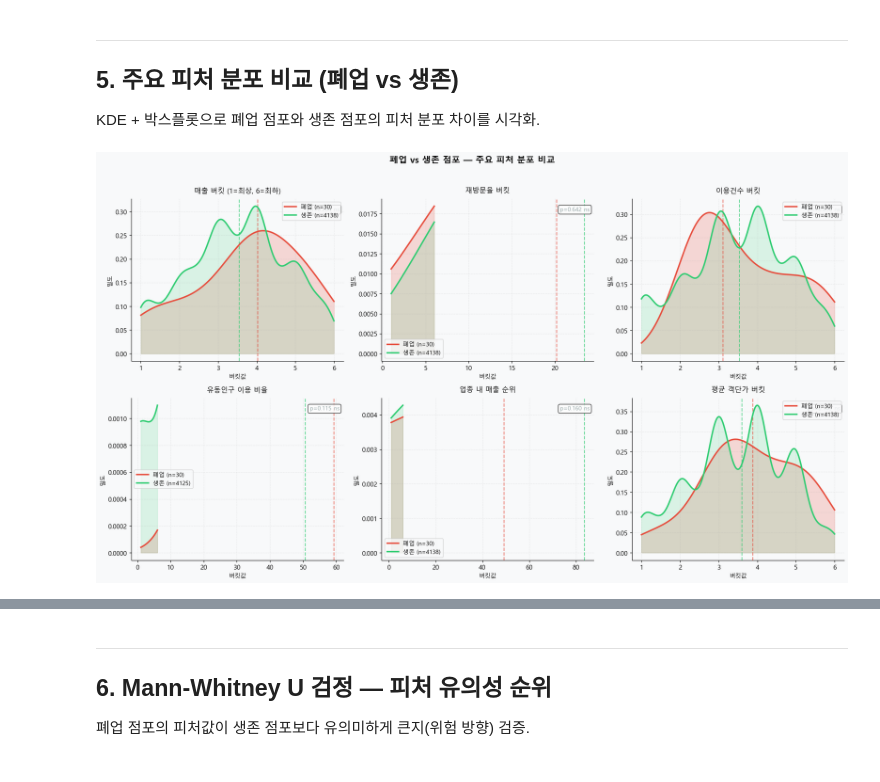
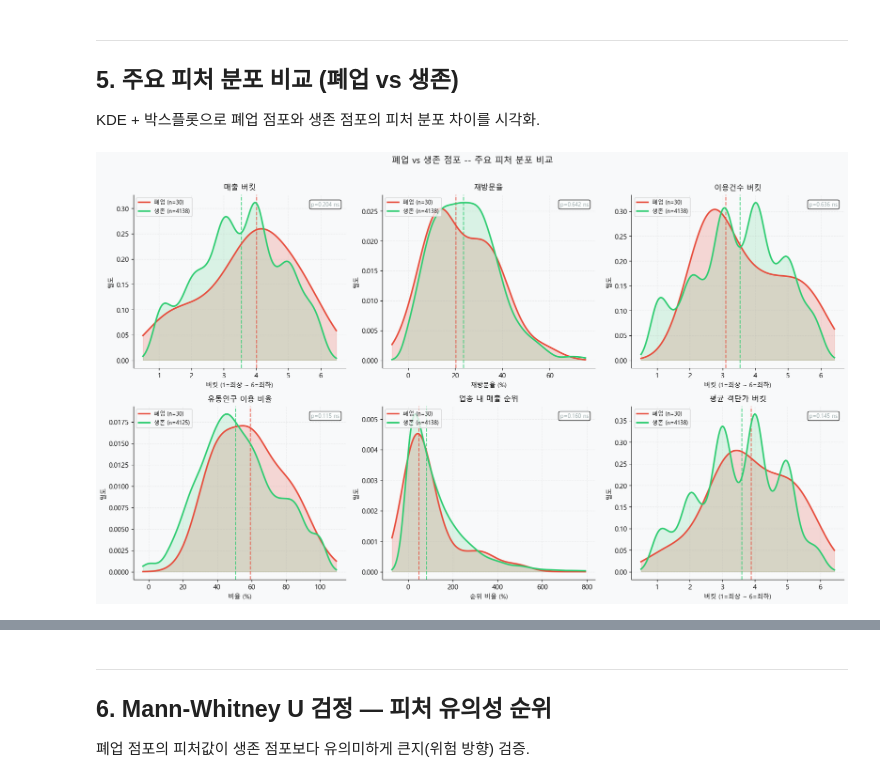
Before and after one commit to Broogun/bigcontest-2025-ews, a Jupyter notebook: notebooks/02_eda_analysis.ipynb, the cells around one changed output, grey strips where cells are left out. Saved outputs shown, nothing was run; the diff lists cells and outputs as text; code cells hidden in the pictures.

```diff
--- a/notebooks/02_eda_analysis.ipynb
+++ b/notebooks/02_eda_analysis.ipynb
@@ -390,71 +390,77 @@ print(" 저장: eda_05_event_alignment.png")
 KDE + 박스플롯으로 폐업 점포와 생존 점포의 피처 분포 차이를 시각화.
 # %%
 # ================================================================
-# 5-1. 피처 분포 비교 — KDE 플롯 (2x3)
+# 5-1. 피처 분포 비교 -- KDE (2 x 3)
 # ================================================================
+# 피처별 실제 데이터 범위로 x축 설정 (버킷 vs 비율 혼재 대응)
+from scipy.stats import gaussian_kde
+
+# 정확한 라벨과 x축 단위 정의
 FEATS_DIST = [
-    ('RC_M1_SAA',          '매출 버킷 (1=최상, 6=최하)'),
-    ('MCT_UE_CLN_REU_RAT', '재방문율 버킷'),
-    ('RC_M1_TO_UE_CT',     '이용건수 버킷'),
-    ('RC_M1_SHC_FLP_UE_CLN_RAT', '유동인구 이용 비율'),
-    ('M1_SME_RY_SAA_RAT',  '업종 내 매출 순위'),
-    ('RC_M1_AV_NP_AT',     '평균 객단가 버킷'),
+    ("RC_M1_SAA",          "매출 버킷",        "버킷 (1=최상 ~ 6=최하)"),
+    ("MCT_UE_CLN_REU_RAT", "재방문율",         "재방문율 (%)"),
+    ("RC_M1_TO_UE_CT",     "이용건수 버킷",    "버킷 (1=최상 ~ 6=최하)"),
+    ("RC_M1_SHC_FLP_UE_CLN_RAT", "유동인구 이용 비율", "비율 (%)"),
+    ("M1_SME_RY_SAA_RAT",  "업종 내 매출 순위","순위 비율 (%)"),
+    ("RC_M1_AV_NP_AT",     "평균 객단가 버킷", "버킷 (1=최상 ~ 6=최하)"),
 ]
 
-fig, axes = plt.subplots(2, 3, figsize=(18, 10))
-fig.suptitle('폐업 vs 생존 점포 — 주요 피처 분포 비교', fontsize=15, fontweight='bold', y=1.02)
+snapshot_closed = panel[panel["is_closed_obs"]==1].groupby("ENCODED_MCT")[
+    [f for f,_,_ in FEATS_DIST]].mean()
+snapshot_alive  = panel[panel["is_closed_obs"]==0].groupby("ENCODED_MCT")[
+    [f for f,_,_ in FEATS_DIST]].mean()
 
-snapshot_closed = panel[panel['is_closed_obs']==1].groupby('ENCODED_MCT')[
-    [f for f,_ in FEATS_DIST]].mean()
-snapshot_alive  = panel[panel['is_closed_obs']==0].groupby('ENCODED_MCT')[
-    [f for f,_ in FEATS_DIST]].mean()
+fig, axes = plt.subplots(2, 3, figsize=(17, 10))
+fig.suptitle("폐업 vs 생존 점포 -- 주요 피처 분포 비교", fontsize=14, y=1.01)
 
-for idx, (feat, label) in enumerate(FEATS_DIST):
+for idx, (feat, title, xlabel) in enumerate(FEATS_DIST):
     ax = axes[idx // 3][idx % 3]
 
     c_vals = snapshot_closed[feat].dropna()
     a_vals = snapshot_alive[feat].dropna()
 
-    # KDE
+    # 데이터 범위 기반 x축 (0.5~99.5 percentile 기준)
+    lo = min(np.percentile(c_vals, 1),  np.percentile(a_vals, 1))
+    hi = max(np.percentile(c_vals, 99), np.percentile(a_vals, 99))
+    pad = (hi - lo) * 0.1
+    x_range = np.linspace(lo - pad, hi + pad, 200)
+
     try:
-        from scipy.stats import gaussian_kde
-        x_range = np.linspace(1, 6, 200)
         kde_c = gaussian_kde(c_vals)
         kde_a = gaussian_kde(a_vals)
         ax.plot(x_range, kde_c(x_range), color=C_CLOSED, linewidth=2.5,
-                label=f'폐업 (n={len(c_vals)})', zorder=3)
+                label=f"폐업 (n={len(c_vals)})", zorder=3)
         ax.plot(x_range, kde_a(x_range), color=C_ALIVE, linewidth=2.5,
-                label=f'생존 (n={len(a_vals)})', zorder=3)
+                label=f"생존 (n={len(a_vals)})", zorder=3)
         ax.fill_between(x_range, kde_c(x_range), alpha=0.2, color=C_CLOSED)
         ax.fill_between(x_range, kde_a(x_range), alpha=0.15, color=C_ALIVE)
     except Exception:
-        ax.hist(c_vals, bins=6, color=C_CLOSED, alpha=0.5, density=True, label='폐업')
-        ax.hist(a_vals, bins=6, color=C_ALIVE,  alpha=0.5, density=True, label='생존')
+        ax.hist(c_vals, bins=15, color=C_CLOSED, alpha=0.5, density=True, label="폐업")
+        ax.hist(a_vals, bins=15, color=C_ALIVE,  alpha=0.5, density=True, label="생존")
 
-    # 중앙값 수직선
-    ax.axvline(c_vals.median(), color=C_CLOSED, linestyle='--', linewidth=1.5, alpha=0.7)
-    ax.axvline(a_vals.median(), color=C_ALIVE,  linestyle='--', linewidth=1.5, alpha=0.7)
+    ax.axvline(c_vals.median(), color=C_CLOSED, linestyle="--", linewidth=1.5, alpha=0.8)
+    ax.axvline(a_vals.median(), color=C_ALIVE,  linestyle="--", linewidth=1.5, alpha=0.8)
 
-    # Mann-Whitney 검정
+    from scipy.stats import mannwhitneyu
     try:
-        stat, pval = stats.mannwhitneyu(c_vals, a_vals, alternative='two-sided')
-        sig = '***' if pval < 0.001 else ('**' if pval < 0.01 else ('*' if pval < 0.05 else 'ns'))
-        ax.text(0.98, 0.95, f'p={pval:.3f} {sig}', transform=ax.transAxes,
-                ha='right', va='top', fontsize=10,
-                color=C_CLOSED if pval < 0.05 else C_GRAY,
-                bbox=dict(boxstyle='round,pad=0.3', facecolor='white', alpha=0.8))
+        _, pval = mannwhitneyu(c_vals, a_vals, alternative="two-sided")
+        sig = "***" if pval < 0.001 else ("**" if pval < 0.01 else ("*" if pval < 0.05 else "ns"))
+        box_color = C_CLOSED if pval < 0.05 else C_GRAY
+        ax.text(0.97, 0.96, f"p={pval:.3f} {sig}", transform=ax.transAxes,
+                ha="right", va="top", fontsize=9, color=box_color,
+                bbox=dict(boxstyle="round,pad=0.3", facecolor="white", alpha=0.85))
     except Exception:
         pass
 
-    ax.set_title(label, fontsize=12, pad=10)
-    ax.set_xlabel('버킷값', fontsize=10)
-    ax.set_ylabel('밀도', fontsize=10)
-    ax.legend(fontsize=10)
-    ax.grid(True, alpha=0.2, linestyle='--')
+    ax.set_title(title, fontsize=12, pad=8)
+    ax.set_xlabel(xlabel, fontsize=10)
+    ax.set_ylabel("밀도", fontsize=10)
+    ax.legend(fontsize=9, loc="upper left")
+    ax.grid(True, alpha=0.2, linestyle="--")
 
 plt.tight_layout()
-plt.savefig(f'{OUT_DIR}eda_06_feature_distribution.png', dpi=150, bbox_inches='tight')
+plt.savefig(f"{OUT_DIR}eda_06_feature_distribution.png", dpi=120, bbox_inches="tight")
 plt.show()
-print(" 저장: eda_06_feature_distribution.png")
+print("saved: eda_06_feature_distribution.png")
 # %% [output]
-[figure, old version]
+[figure, new version]
```
Also changed, not shown: parts of 5 cells of this notebook, 4 other files.
